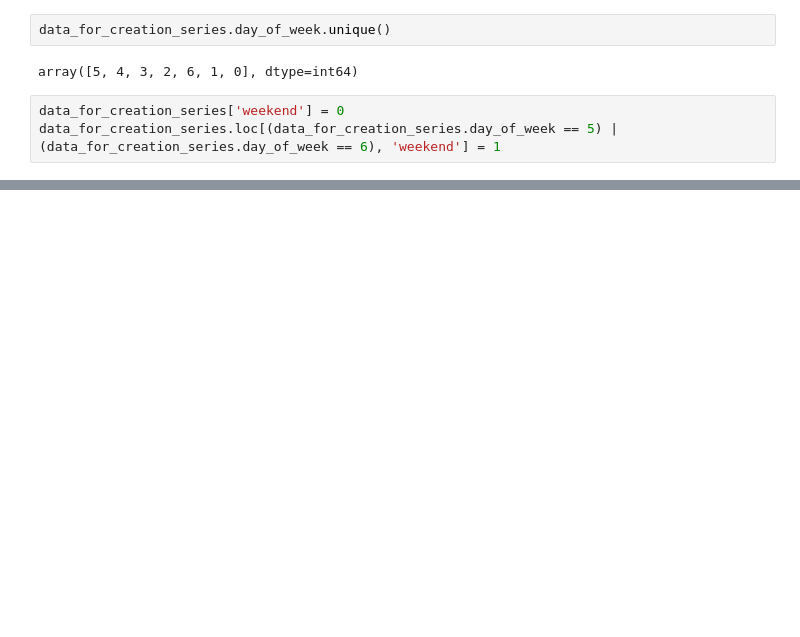
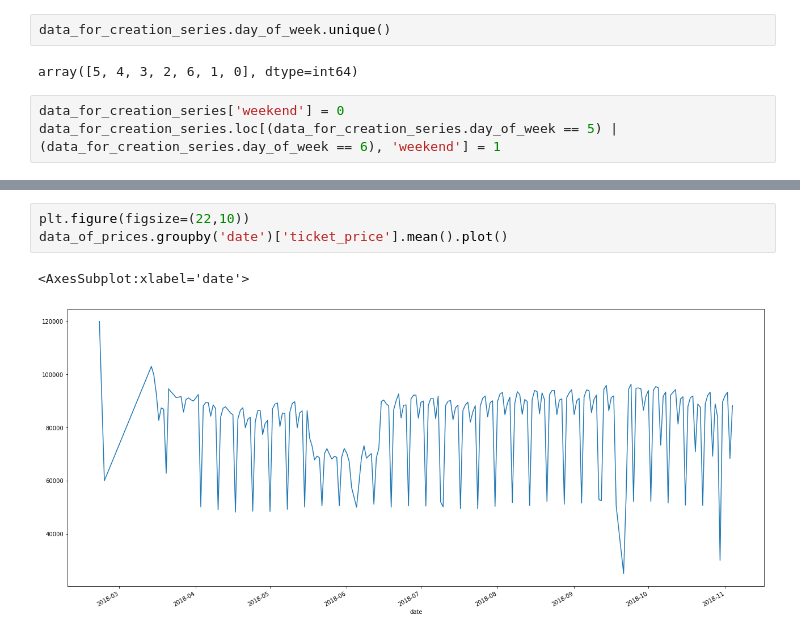
Before and after one commit to marcosandre3392/analise-de-series-temporais, a Jupyter notebook: series_temporais_projeto_1.ipynb, the cells around one changed output, grey strips where cells are left out. Cells and saved outputs as stored; diff of their text form; blank space fills up the shorter version.

```diff
--- a/series_temporais_projeto_1.ipynb
+++ b/series_temporais_projeto_1.ipynb
@@ -111,0 +121,6 @@ data_for_creation_series.sort_values('day_of_week',ascending = False)
+# %%
+plt.figure(figsize=(22,10))
+data_of_prices.groupby('date')['ticket_price'].mean().plot()
+# %% [output]
+<AxesSubplot:xlabel='date'>
+[figure, added]
```
Also changed, not shown: parts of 14 cells of this notebook.
